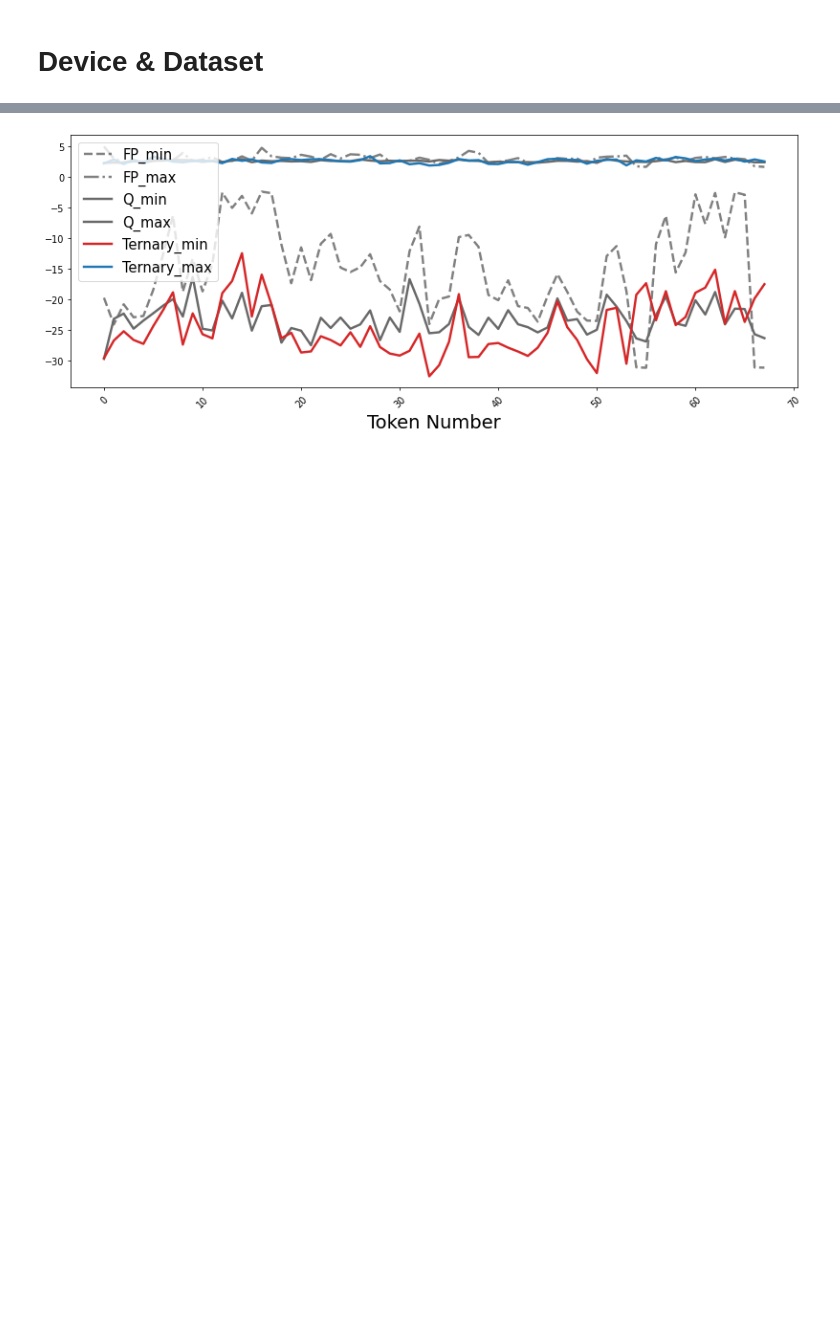
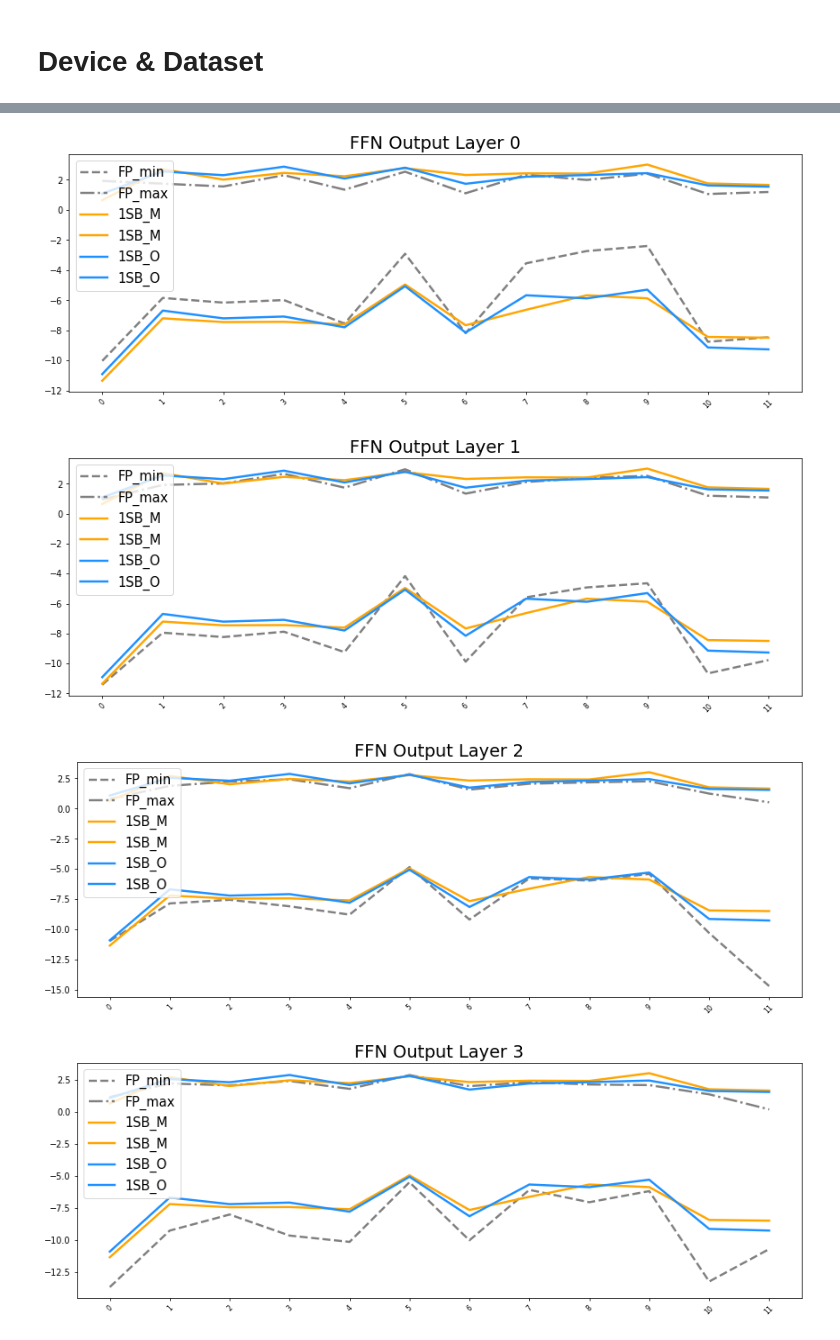
Before and after one commit to MarsJacobs/kd-qat-large-enc, a Jupyter notebook: Attention_Output_Comp.ipynb, the cells around one changed output, grey strips where cells are left out. Saved outputs shown, nothing was run; the diff lists cells and outputs as text; code cells hidden in the pictures; blank space fills up the shorter version.

```diff
--- a/Attention_Output_Comp.ipynb
+++ b/Attention_Output_Comp.ipynb
@@ -152,8 +152,8 @@ def get_tensor_data(output_mode, features):
     tensor_data = TensorDataset(all_input_ids, all_input_mask, all_segment_ids,all_label_ids, all_seq_lengths)
     return tensor_data, all_label_ids
 # %%
-task_name = "rte"
-bert_size = "large"
+task_name = "sst-2"
+bert_size = "base"
 
 if bert_size == "large":
     layer_num = 24
@@ -214,7 +214,7 @@ eval_examples = processor.get_dev_examples(data_dir)
 # Sampling Sentence
 i = 0
 # num = 3
-num = 42
+num = 1
 
 for step, batch in enumerate(eval_dataloader):
     # model.train()
@@ -252,6 +252,10 @@ for i, word in enumerate(tokens[index+2:-1]):
 
 sep_index = torch.where(input_ids[0] == 102)[0]
 
+punc_index_1 = torch.where(input_ids[0] == 1010)[0] # comma
+punc_index_2 = torch.where(input_ids[0] == 1012)[0] # period
+punc_index = torch.cat([punc_index_1, punc_index_2])
+
 if len(sample_sentence_b) > 1:
     sample_sentence_b_start = segment_ids[0].tolist().index(1)
 else:
@@ -262,7 +266,10 @@ print(f"tokens : {tokens}")
 print(f"A : {sample_sentence_a}")
 print(f"B : {sample_sentence_b}")
 print(sep_index)
+print("PUNC")
+print(f"comma -> {punc_index_1}")
+print(f"period -> {punc_index_2}")
 
 for i, token in enumerate(tokens):
-    tokens[i] = token + "_" + str(i)
+    tokens[i] = token # + "_" + str(i)
 # %% [output]
@@ -477,26 +531,29 @@ for st_model_name in model_list:
 # %%
 model_num = 0
 for l in range(layer_num):
-    l = 11
-    fig, ax = plt.subplots(1, 1, figsize=(14, 5), dpi=70)
+
+    fig, ax = plt.subplots(1, 1, figsize=(15, 5), dpi=70)
     ax.plot(list(range(len(tokens))), mag_dict[f"tc_min_{l}"], label="FP_min", color="gray", linewidth=2.5, linestyle="--")
     ax.plot(list(range(len(tokens))), mag_dict[f"tc_max_{l}"], label="FP_max", color="gray", linewidth=2.5, linestyle="-.")
     # ax.plot(tokens, mag_dict[f"tc_mean_{l}"], label="tc_mean", color="r")
 
-    ax.plot(list(range(len(tokens))), mag_dict[f"0_min_{l}"], label="Q_min", color="dimgray", linewidth=2.5)
-    ax.plot(list(range(len(tokens))), mag_dict[f"0_max_{l}"], label="Q_max", color="dimgray", linewidth=2.5)
+    ax.plot(list(range(len(tokens))), mag_dict[f"0_min_{l}"], label="1SB_M", color="orange", linewidth=2.5)
+    ax.plot(list(range(len(tokens))), mag_dict[f"0_max_{l}"], label="1SB_M", color="orange", linewidth=2.5)
 
-    ax.plot(list(range(len(tokens))), mag_dict[f"1_min_{l}"], label="Ternary_min", color="tab:red", linewidth=2.5)
-    ax.plot(list(range(len(tokens))), mag_dict[f"1_max_{l}"], label="Ternary_max", color="tab:blue", linewidth=2.5)
+    ax.plot(list(range(len(tokens))), mag_dict[f"1_min_{l}"], label="1SB_O", color="dodgerblue", linewidth=2.5)
+    ax.plot(list(range(len(tokens))), mag_dict[f"1_max_{l}"], label="1SB_O", color="dodgerblue", linewidth=2.5)
 
     # ax.plot(tokens, mag_dict[f"2_min_{l}"], label="1SB_LSM_M", color="b", linestyle="-.")
     # ax.plot(tokens, mag_dict[f"2_max_{l}"], label="1SB_LSM_M", color="b", linestyle="-.")
     # ax.plot(tokens, mag_dict[f"{model_num}_mean_{l}"], label="st_mean", color="dodgerblue")
-    # ax.set_title(f"Attention Output Layer {l}", fontsize=20)
+    ax.set_title(f"FFN Output Layer {l}", fontsize=20)
     ax.legend(loc=2, fontsize=15)
-    plt.xticks(rotation=45, fontsize=10)
-    ax.set_xlabel("Token Number", fontsize=20)
+    plt.xticks(range(len(tokens)),rotation=45, fontsize=8)
+    # ax.set_xlabel("Token Number", fontsize=20)
     plt.show()
-    break
+    # break
 # %% [output]
-[figure, old version]
+[figure, new version]
+[figure, added]
+[figure, added]
+[figure, added]
```
Also changed, not shown: parts of 28 cells of this notebook, 10 other files.
